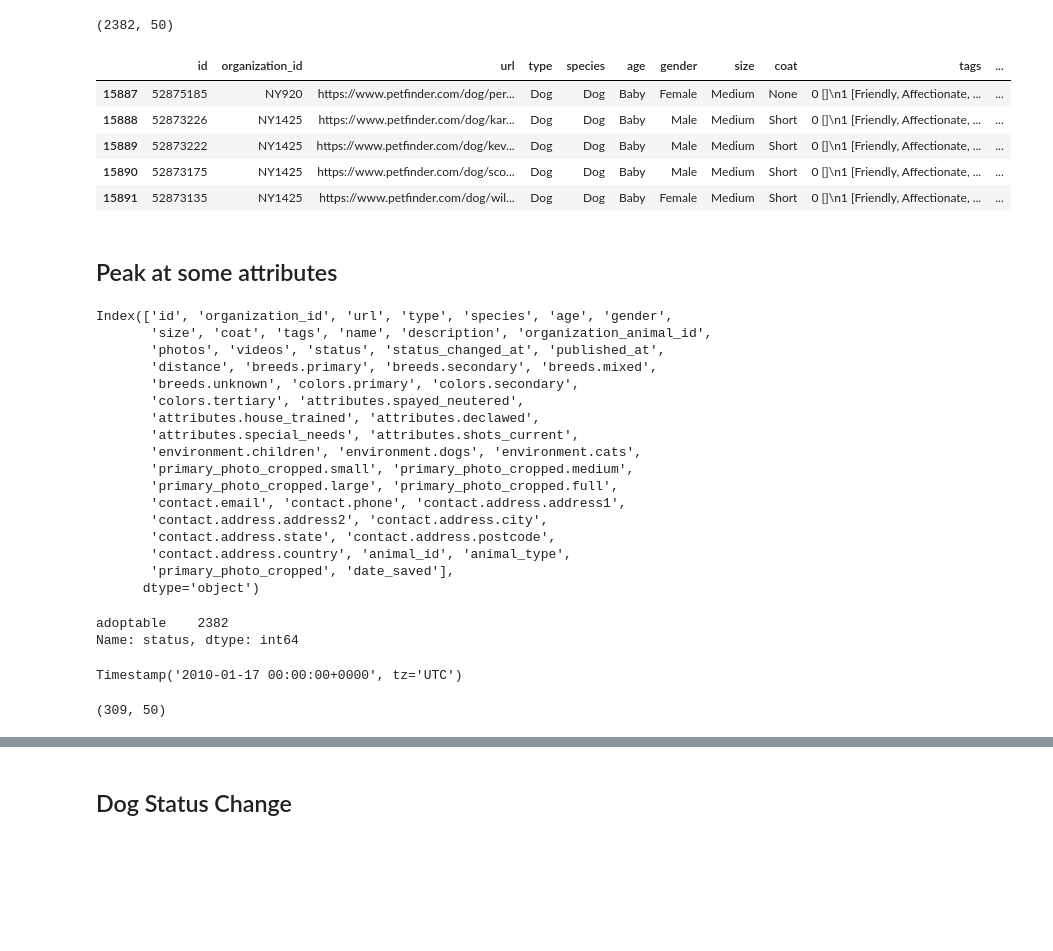
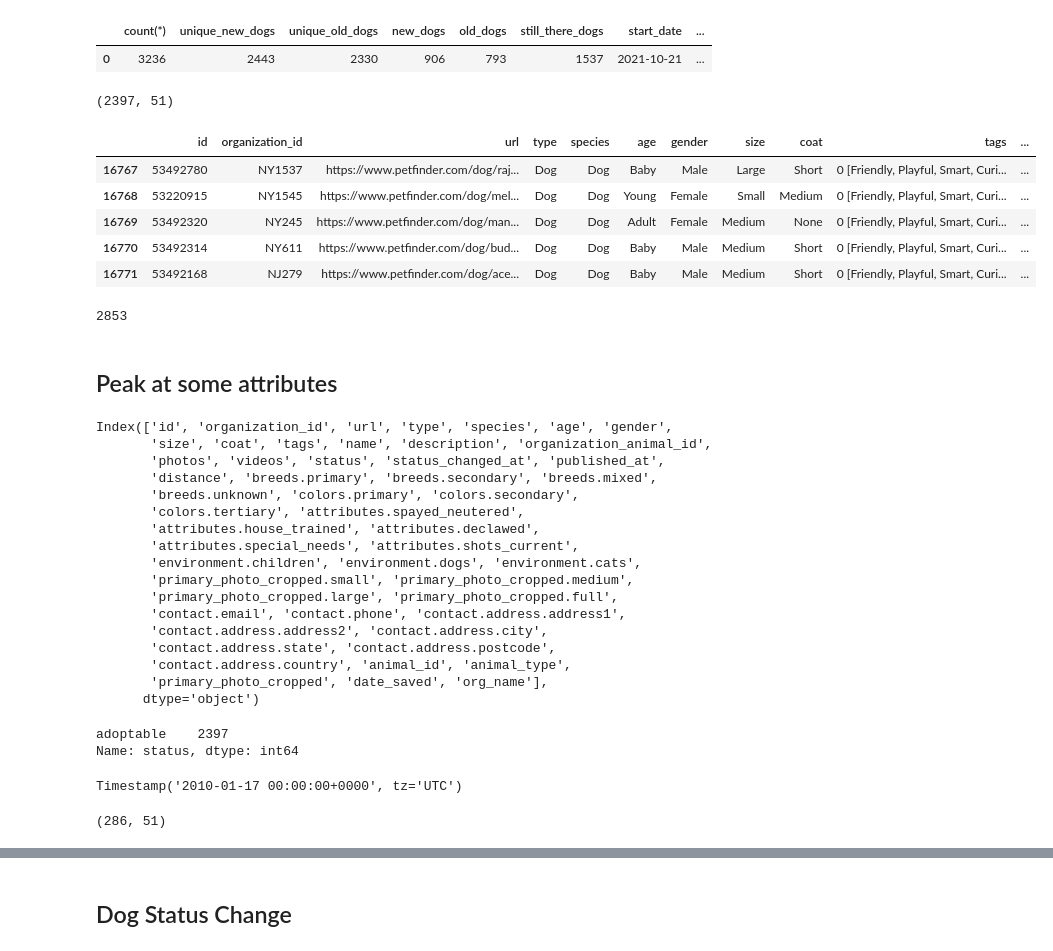
Before and after one commit to malctaylor15/adopting_pets, a Jupyter notebook: S2. Peak at Daily Data.ipynb, the cells around one changed output, grey strips where cells are left out. Cells and saved outputs as stored; diff of their text form; code cells hidden in the pictures; blank space fills up the shorter version.

```diff
--- a/S2. Peak at Daily Data.ipynb
+++ b/S2. Peak at Daily Data.ipynb
@@ -58,24 +61,84 @@ two_weeks = today - datetime.timedelta(days=7)
 two_weeks_str = str(two_weeks.date())
+# %%
+sql2 = f"""
+
+with two_weeks_dogs as (
+select id as id_old
+, status as status_old
+, status_changed_at as status_change_old
+, date_saved as date_saved_old
+from dog_10475_30mi
+where date_saved = '{two_weeks_str}'
+) ,
+today_dogs as (
+select id as id_new
+, status as status_new
+, status_changed_at as status_change_new
+, date_saved as date_saved_new
+from dog_10475_30mi
+where date_saved = '{today_str}'
+)
+
+
+select count(*)
+, count(distinct id_new) as unique_new_dogs
+, count(distinct id_old) as unique_old_dogs
+, sum(case when id_old is null then 1 else 0 end) as new_dogs -- Old doesn't have key so dog must be new
+, sum(case when id_new is null then 1 else 0 end) as old_dogs -- New doesn't have key so dog must be old
+, sum(case when id_old is not null and id_new is not null then 1 else 0 end) as still_there_dogs
+, min(date_saved_old) as start_date
+, max(date_saved_new) as end_date
+
+from (
+SELECT id_new, status_new, status_change_new, date_saved_new
+, id_old, status_old, status_change_old, date_saved_old
+from two_weeks_dogs
+left join today_dogs
+on two_weeks_dogs.id_old = today_dogs.id_new
+
+UNION
+
+SELECT id_new, status_new, status_change_new, date_saved_new
+, id_old, status_old, status_change_old, date_saved_old
+from today_dogs
+left join two_weeks_dogs
+on today_dogs.id_new = two_weeks_dogs.id_old
+)x
+
+"""
+
+demo1 = pd.read_sql(sql2, con)
+demo1
+# %% [output]
+|  | count(*) | unique_new_dogs | unique_old_dogs | new_dogs | old_dogs | still_there_dogs | start_date | ... |
+| 0 | 3236 | 2443 | 2330 | 906 | 793 | 1537 | 2021-10-21 | ... |
 # %%
 data_raw = pd.read_sql(f"""
-select * from dog_10475_30mi
+select dogs.*, orgs.name as org_name
+from dog_10475_30mi dogs
+left join Organizations orgs
+on dogs.organization_id = orgs.id
 where date_saved between '{two_weeks_str}' and '{today_str}'
 """ , con)
 data_raw['published_at'] = pd.to_datetime(data_raw['published_at'])
 data_raw['status_changed_at'] = pd.to_datetime(data_raw['status_changed_at'])
 data_raw['date_saved'] = pd.to_datetime(data_raw['date_saved'], utc=True)
 
 data = data_raw[data_raw['date_saved'] == data_raw['date_saved'].max()]
 print(data.shape)
 data.head()
 # %% [output]
-(2382, 50)
+(2397, 51)
 |  | id | organization_id | url | type | species | age | gender | size | coat | tags | ... |
-| 15887 | 52875185 | NY920 | https://www.petfinder.com/dog/per... | Dog | Dog | Baby | Female | Medium | None | 0 []\n1 [Friendly, Affectionate, ... | ... |
-| 15888 | 52873226 | NY1425 | https://www.petfinder.com/dog/kar... | Dog | Dog | Baby | Male | Medium | Short | 0 []\n1 [Friendly, Affectionate, ... | ... |
-| 15889 | 52873222 | NY1425 | https://www.petfinder.com/dog/kev... | Dog | Dog | Baby | Male | Medium | Short | 0 []\n1 [Friendly, Affectionate, ... | ... |
-| 15890 | 52873175 | NY1425 | https://www.petfinder.com/dog/sco... | Dog | Dog | Baby | Male | Medium | Short | 0 []\n1 [Friendly, Affectionate, ... | ... |
-| 15891 | 52873135 | NY1425 | https://www.petfinder.com/dog/wil... | Dog | Dog | Baby | Female | Medium | Short | 0 []\n1 [Friendly, Affectionate, ... | ... |
+| 16767 | 53492780 | NY1537 | https://www.petfinder.com/dog/raj... | Dog | Dog | Baby | Male | Large | Short | 0 [Friendly, Playful, Smart, Curi... | ... |
+| 16768 | 53220915 | NY1545 | https://www.petfinder.com/dog/mel... | Dog | Dog | Young | Female | Small | Medium | 0 [Friendly, Playful, Smart, Curi... | ... |
+| 16769 | 53492320 | NY245 | https://www.petfinder.com/dog/man... | Dog | Dog | Adult | Female | Medium | None | 0 [Friendly, Playful, Smart, Curi... | ... |
+| 16770 | 53492314 | NY611 | https://www.petfinder.com/dog/bud... | Dog | Dog | Baby | Male | Medium | Short | 0 [Friendly, Playful, Smart, Curi... | ... |
+| 16771 | 53492168 | NJ279 | https://www.petfinder.com/dog/ace... | Dog | Dog | Baby | Male | Medium | Short | 0 [Friendly, Playful, Smart, Curi... | ... |
+# %%
+data_raw['id'].nunique()
+# %% [output]
+2853
 # %% [markdown]
 ## Peak at some attributes
 # %%
@@ -96,12 +159,12 @@ Index(['id', 'organization_id', 'url', 'type', 'species', 'age', 'gender',
        'contact.address.address2', 'contact.address.city',
        'contact.address.state', 'contact.address.postcode',
        'contact.address.country', 'animal_id', 'animal_type',
-       'primary_photo_cropped', 'date_saved'],
+       'primary_photo_cropped', 'date_saved', 'org_name'],
       dtype='object')
 # %%
 data['status'].value_counts()
 # %% [output]
-adoptable    2382
+adoptable    2397
 Name: status, dtype: int64
 # %%
 data['status_changed_at']
@@ -112,7 +175,7 @@ Timestamp('2010-01-17 00:00:00+0000', tz='UTC')
 data[data['status_changed_at'] <= '2021-01-01'].shape
 # Probably data quality issue.. should investigate or drop these records
 # %% [output]
-(309, 50)
+(286, 51)
 # %%
 status_change = data[data['status_changed_at'] != data['published_at']]
 status_change.shape
```
Also changed, not shown: parts of 47 cells of this notebook, 7 other files.
